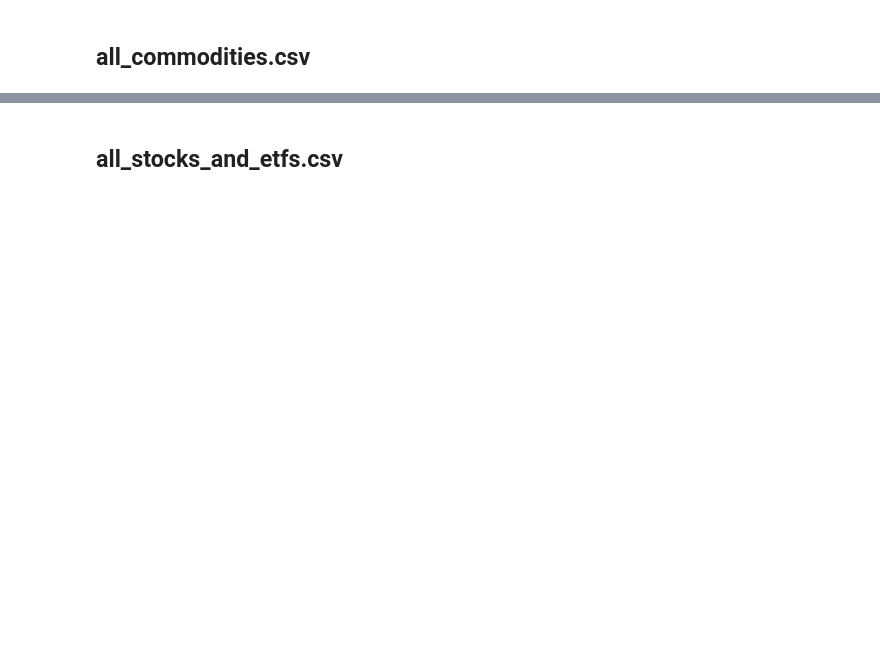
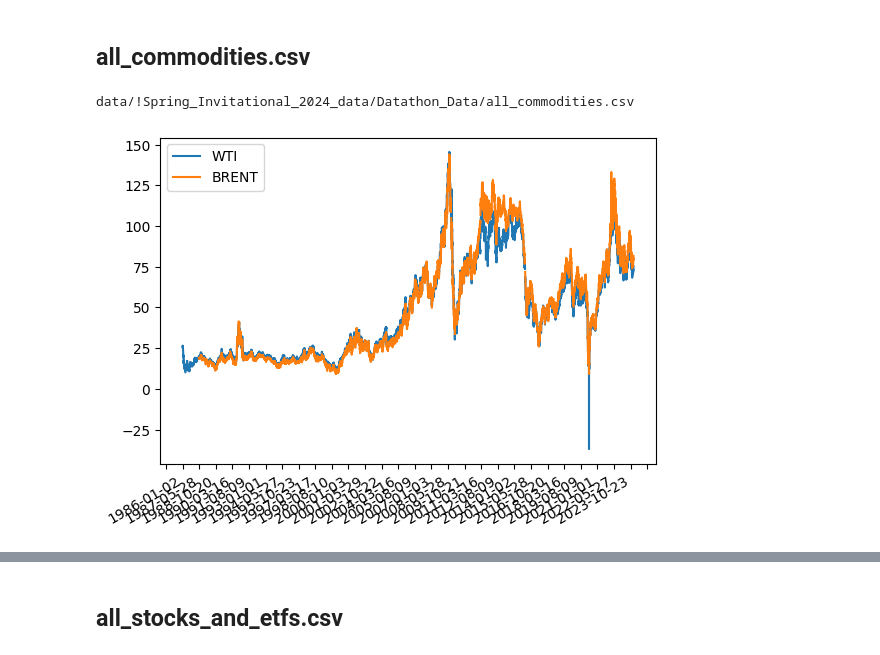
Before and after one commit to nklatsky/datathon-s24-team4-code, a Jupyter notebook: eda.ipynb, the cells around one changed output, grey strips where cells are left out. Saved outputs shown, nothing was run; the diff lists cells and outputs as text; code cells hidden in the pictures; blank space fills up the shorter version.

```diff
--- a/eda.ipynb
+++ b/eda.ipynb
@@ -74,11 +74,12 @@ Transportation Statistics
 import numpy as np
 import pandas as pd
 import matplotlib.pyplot as plt
+import matplotlib.dates as mdates
 import seaborn as sns
 import os
 import sys
 
-data_folderpath = r"data\!Spring_Invitational_2024_data\Datathon_Data"
+data_folderpath = r"data/!Spring_Invitational_2024_data/Datathon_Data"
 # %% [markdown]
 ## **acs_5yr_est_selected_economic_characteristics_2010-2022.csv**
 # %%
@@ -127,0 +127,22 @@ Year  -  <class 'numpy.int64'>
+# %%
+# import data
+commodities_data_path = data_folderpath + r"/all_commodities.csv"
+
+print(commodities_data_path)
+
+commodities_data = pd.read_csv(commodities_data_path).sort_values("Date_Time")
+# %% [output]
+data/!Spring_Invitational_2024_data/Datathon_Data/all_commodities.csv
+# %%
+wti = commodities_data[commodities_data["Commodity_Simple"] == "WTI"]
+brent = commodities_data[commodities_data["Commodity_Simple"] == "BRENT"]
+
+plt.gca().xaxis.set_major_locator(mdates.YearLocator())
+
+plt.plot(wti["Date_Time"], wti["Value"], label="WTI")
+plt.plot(brent["Date_Time"], brent["Value"], label="BRENT")
+plt.gcf().autofmt_xdate()
+plt.legend()
+plt.show()
+# %% [output]
+[figure, added]
```
Also changed, not shown: parts of 20 cells of this notebook.
